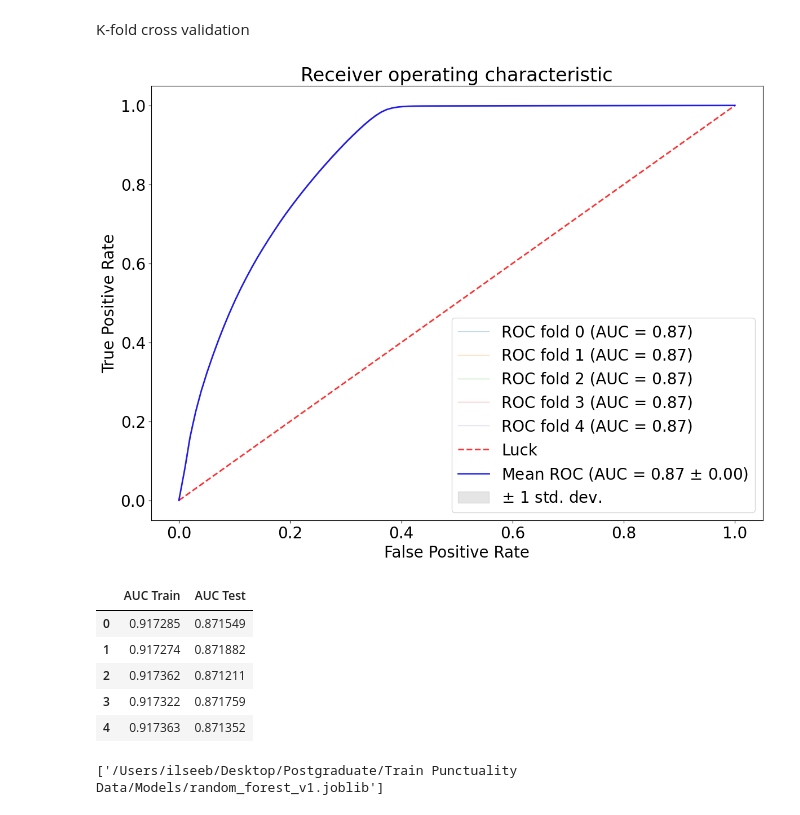
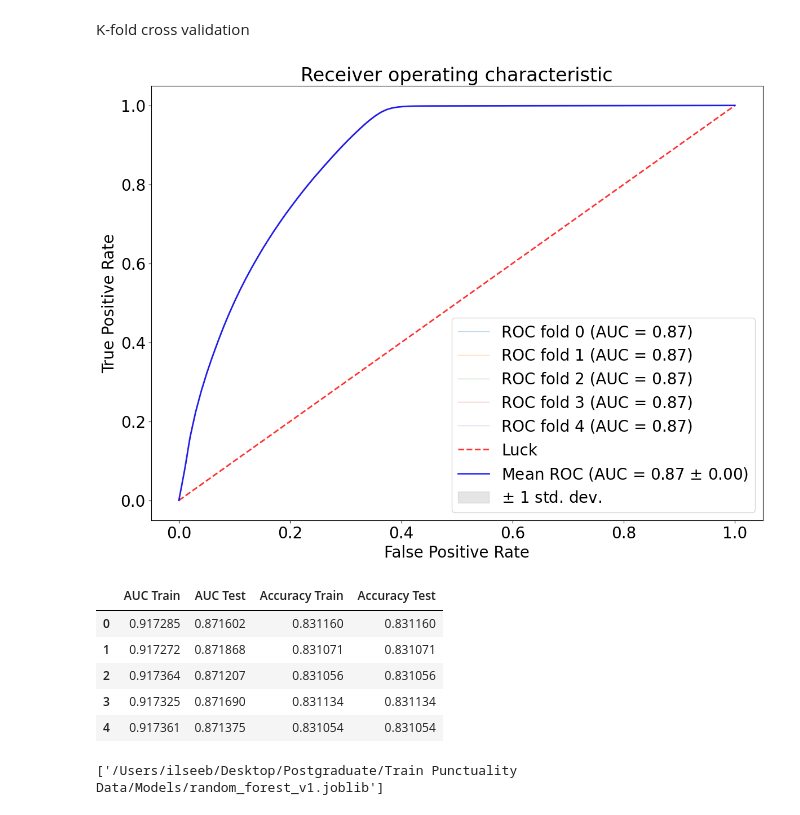
Before and after one commit to ilse-espino/train_delays_belgium, a Jupyter notebook: 6.1-random_forest_model.ipynb, the cells around one changed output. Cells and saved outputs as stored; diff of their text form; code cells hidden in the pictures.

Commit message:
adding accuracy score

```diff
--- a/6.1-random_forest_model.ipynb
+++ b/6.1-random_forest_model.ipynb
@@ -94,33 +91,10 @@ def plot_roc_curve(fprs, tprs):
     ax.legend(loc="lower right")
     plt.show()
     return (f, ax)
-
-def compute_roc_auc(index):
-    y_predict = clf.predict_proba(X_train.iloc[index])[:,1]
-    fpr, tpr, thresholds = roc_curve(y_train.iloc[index], y_predict)
-    auc_score = auc(fpr, tpr)
-    return fpr, tpr, auc_score
-
-
-cv = StratifiedKFold(n_splits=5, random_state=123, shuffle=True)
-results = pd.DataFrame(columns=['training_score', 'test_score'])
-fprs, tprs, scores = [], [], []
-
-for (train, test), i in zip(cv.split(X_train, y_train), range(5)):
-    clf.fit(X_train.iloc[train], y_train.iloc[train])
-    _, _, auc_score_train = compute_roc_auc(train)
-    fpr, tpr, auc_score = compute_roc_auc(test)
-    scores.append((auc_score_train, auc_score))
-    fprs.append(fpr)
-    tprs.append(tpr)
-
-plot_roc_curve(fprs, tprs);
-pd.DataFrame(scores, columns=['AUC Train', 'AUC Test'])
-# %% [output]
-[figure, removed]
-|  | AUC Train | AUC Test |
-| 0 | 0.917285 | 0.871549 |
-| 1 | 0.917274 | 0.871882 |
-| 2 | 0.917362 | 0.871211 |
-| 3 | 0.917322 | 0.871759 |
-| 4 | 0.917363 | 0.871352 |
+# %%
+def compute_roc_auc(index):
+    y_predict = clf.predict_proba(X_train.iloc[index])[:,1]
+    fpr, tpr, thresholds = roc_curve(y_train.iloc[index], y_predict)
+    auc_score = auc(fpr, tpr)
+    accuracy = accuracy_score(y_train, clf.predict(X_train))
+    return fpr, tpr, auc_score, accuracy
@@ -127,3 +105,22 @@ pd.DataFrame(scores, columns=['AUC Train', 'AUC Test'])
+# %%
+for (train, test), i in zip(cv.split(X_train, y_train), range(5)):
+    clf.fit(X_train.iloc[train], y_train.iloc[train])
+    _, _, auc_score_train, accuracy_train = compute_roc_auc(train)
+    fpr, tpr, auc_score, accuracy = compute_roc_auc(test)
+    scores.append((auc_score_train, auc_score, accuracy_train, accuracy))
+    fprs.append(fpr)
+    tprs.append(tpr)
+# %%
+plot_roc_curve(fprs, tprs);
+pd.DataFrame(scores, columns=['AUC Train', 'AUC Test', 'Accuracy Train', 'Accuracy Test'])
+# %% [output]
+[figure, added]
+|  | AUC Train | AUC Test | Accuracy Train | Accuracy Test |
+| 0 | 0.917285 | 0.871602 | 0.831160 | 0.831160 |
+| 1 | 0.917272 | 0.871868 | 0.831071 | 0.831071 |
+| 2 | 0.917364 | 0.871207 | 0.831056 | 0.831056 |
+| 3 | 0.917325 | 0.871690 | 0.831134 | 0.831134 |
+| 4 | 0.917361 | 0.871375 | 0.831054 | 0.831054 |
 # %%
 # save
 joblib.dump(clf, "/Users/ilseeb/Desktop/Postgraduate/Train Punctuality Data/Models/random_forest_v1.joblib")
```
Also changed, not shown: parts of 5 cells of this notebook.
